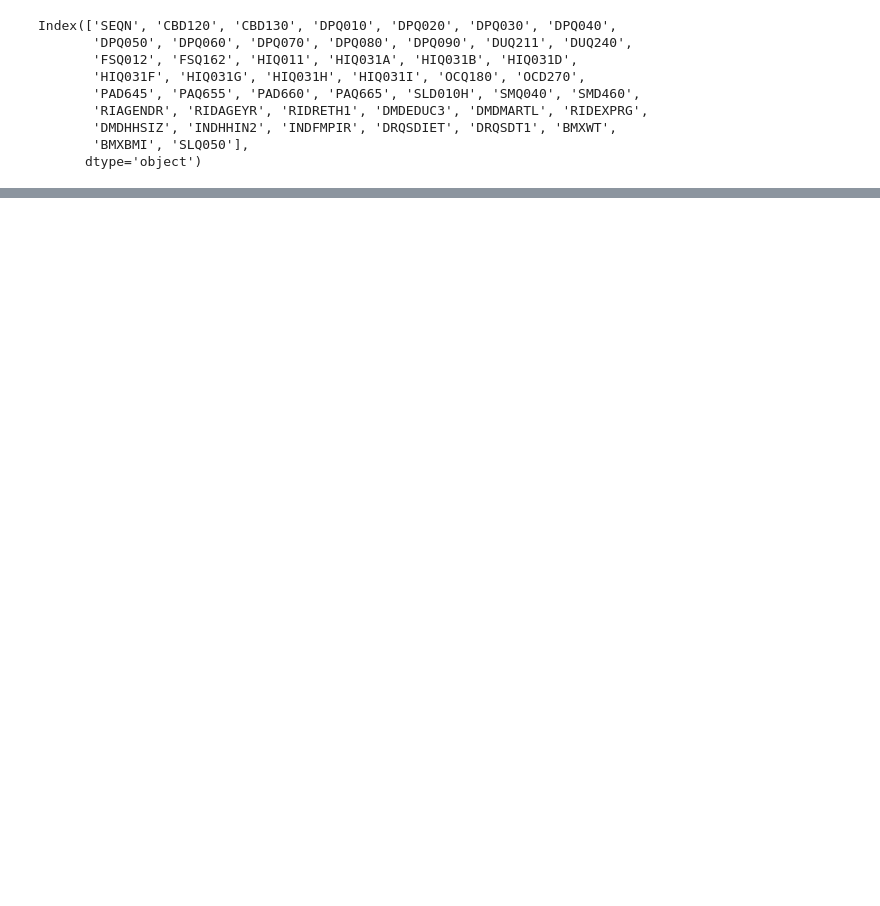
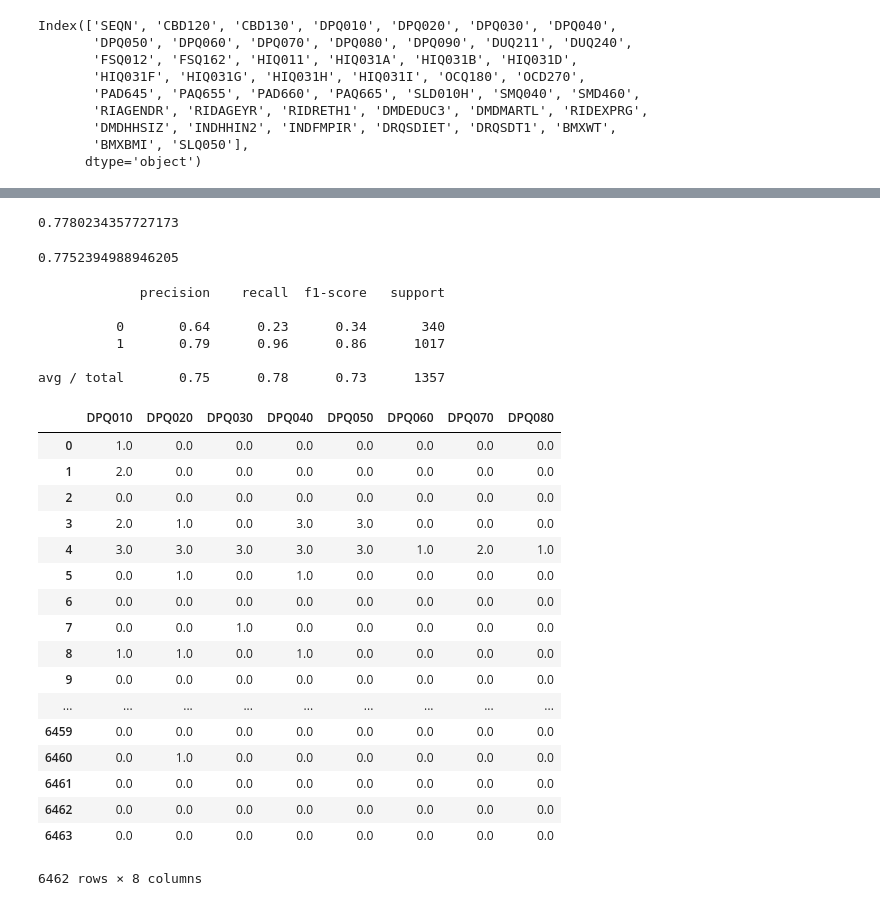
Before and after one commit to ikleinman/final_proj, a Jupyter notebook: original_csv_files/Feature_Selection.ipynb, the cells around one changed output, grey strips where cells are left out. Cells and saved outputs as stored; diff of their text form; code cells hidden in the pictures; blank space fills up the shorter version.

```diff
--- a/original_csv_files/Feature_Selection.ipynb
+++ b/original_csv_files/Feature_Selection.ipynb
@@ -23,6 +28,8 @@ Index(['SEQN', 'CBD120', 'CBD130', 'DPQ010', 'DPQ020', 'DPQ030', 'DPQ040',
        'DMDHHSIZ', 'INDHHIN2', 'INDFMPIR', 'DRQSDIET', 'DRQSDT1', 'BMXWT',
        'BMXBMI', 'SLQ050'],
       dtype='object')
+# %%
+data = data.loc[data["SLQ050"]!= 9,:]
 # %%
 X = data.drop("SLQ050", axis = 1)
 y = data["SLQ050"]
@@ -76,0 +73,3 @@ IndexError: index -2147483648 is out of bounds for axis 1 with size 1000
+# %%
+Xcat = Xcat.fillna(0)
+Xcat_sp =sparse.coo_matrix(Xcat)
@@ -76,0 +101,38 @@ IndexError: index -2147483648 is out of bounds for axis 1 with size 1000
+# %%
+print(model1.score(X_train, y_train))
+# %% [output]
+0.7780234357727173
+# %%
+print(model1.score(X_test, y_test))
+# %% [output]
+0.7752394988946205
+# %%
+print(classification_report(y_test, predict))
+# %% [output]
+             precision    recall  f1-score   support
+
+          0       0.64      0.23      0.34       340
+          1       0.79      0.96      0.86      1017
+
+avg / total       0.75      0.78      0.73      1357
+# %%
+Xcat.iloc[:,0:8]
+# %% [output]
+|  | DPQ010 | DPQ020 | DPQ030 | DPQ040 | DPQ050 | DPQ060 | DPQ070 | DPQ080 |
+| 0 | 1.0 | 0.0 | 0.0 | 0.0 | 0.0 | 0.0 | 0.0 | 0.0 |
+| 1 | 2.0 | 0.0 | 0.0 | 0.0 | 0.0 | 0.0 | 0.0 | 0.0 |
+| 2 | 0.0 | 0.0 | 0.0 | 0.0 | 0.0 | 0.0 | 0.0 | 0.0 |
+| 3 | 2.0 | 1.0 | 0.0 | 3.0 | 3.0 | 0.0 | 0.0 | 0.0 |
+| 4 | 3.0 | 3.0 | 3.0 | 3.0 | 3.0 | 1.0 | 2.0 | 1.0 |
+| 5 | 0.0 | 1.0 | 0.0 | 1.0 | 0.0 | 0.0 | 0.0 | 0.0 |
+| 6 | 0.0 | 0.0 | 0.0 | 0.0 | 0.0 | 0.0 | 0.0 | 0.0 |
+| 7 | 0.0 | 0.0 | 1.0 | 0.0 | 0.0 | 0.0 | 0.0 | 0.0 |
+| 8 | 1.0 | 1.0 | 0.0 | 1.0 | 0.0 | 0.0 | 0.0 | 0.0 |
+| 9 | 0.0 | 0.0 | 0.0 | 0.0 | 0.0 | 0.0 | 0.0 | 0.0 |
+| ... | ... | ... | ... | ... | ... | ... | ... | ... |
+| 6459 | 0.0 | 0.0 | 0.0 | 0.0 | 0.0 | 0.0 | 0.0 | 0.0 |
+| 6460 | 0.0 | 1.0 | 0.0 | 0.0 | 0.0 | 0.0 | 0.0 | 0.0 |
+| 6461 | 0.0 | 0.0 | 0.0 | 0.0 | 0.0 | 0.0 | 0.0 | 0.0 |
+| 6462 | 0.0 | 0.0 | 0.0 | 0.0 | 0.0 | 0.0 | 0.0 | 0.0 |
+| 6463 | 0.0 | 0.0 | 0.0 | 0.0 | 0.0 | 0.0 | 0.0 | 0.0 |
+6462 rows × 8 columns
```
Also changed, not shown: parts of 14 cells of this notebook, 1 other file.
